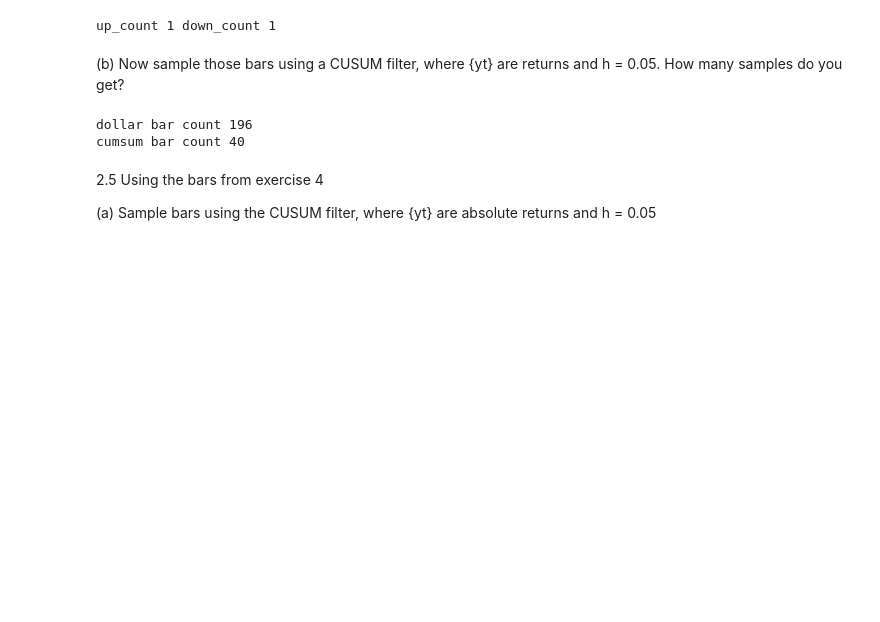
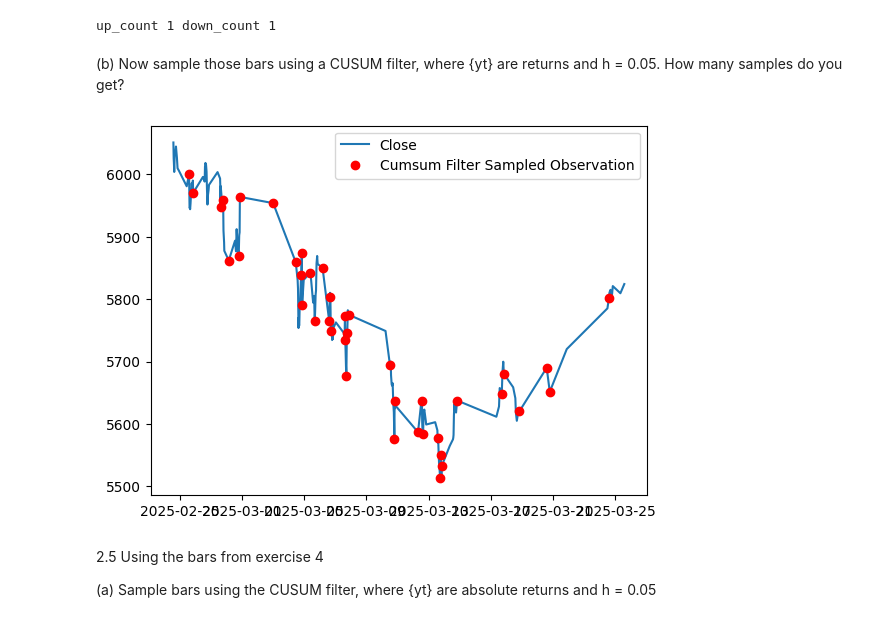
Before and after one commit to Green-grape/AFML, a Jupyter notebook: chapter2/exercise.ipynb, the cells around one changed output. Cells and saved outputs as stored; diff of their text form; code cells hidden in the pictures; blank space fills up the shorter version.

```diff
--- a/chapter2/exercise.ipynb
+++ b/chapter2/exercise.ipynb
@@ -204,33 +204,34 @@ h = 0.05. How many samples do you get?
 # %%
 def get_cumsum_filter_data(df:pd.DataFrame, h=0.05):
     diff=df['Close'].pct_change().dropna().diff()
     s_pos, s_neg=0,0
     bar_list=[]
     start_idx=0
     for i in range(len(diff)):
         s_pos=max(0, s_pos+diff.iloc[i])
         s_neg=min(0, s_neg+diff.iloc[i])
         s=max(s_pos, -s_neg)
         if s>h:
             s_pos=0
             s_neg=0
             bar={
                 'Open':df.iloc[start_idx]['Open'],
                 'High':df.iloc[start_idx:i+1]['High'].max(),
                 'Close':df.iloc[i]['Close'],
                 'Low':df.iloc[start_idx:i+1]['Low'].min(),
                 'Volume':df.iloc[start_idx:i+1]['Volume'].sum()
             }
             start_idx=i+1
             bar_list.append((df.index[i], bar))
     cumsum_bar=pd.DataFrame.from_dict(dict(bar_list), orient='index')
     return cumsum_bar
 
-print('dollar bar count', len(dollar_bar))
-print('cumsum bar count', len(get_cumsum_filter_data(dollar_bar))) # target value로 부터 벗어난 bar만 출력
+plt.plot(dollar_bar["Close"], label='Close')
+plt.plot(get_cumsum_filter_data(dollar_bar, 0.01)["Close"], label='Cumsum Filter Sampled Observation', marker='o', color='r', linestyle='')
+plt.legend()
+plt.show()
 # %% [output]
-dollar bar count 196
-cumsum bar count 40
+[figure, added]
 # %% [markdown]
 2.5 Using the bars from exercise 4
 
```
Also changed, not shown: parts of 1 cell of this notebook.
